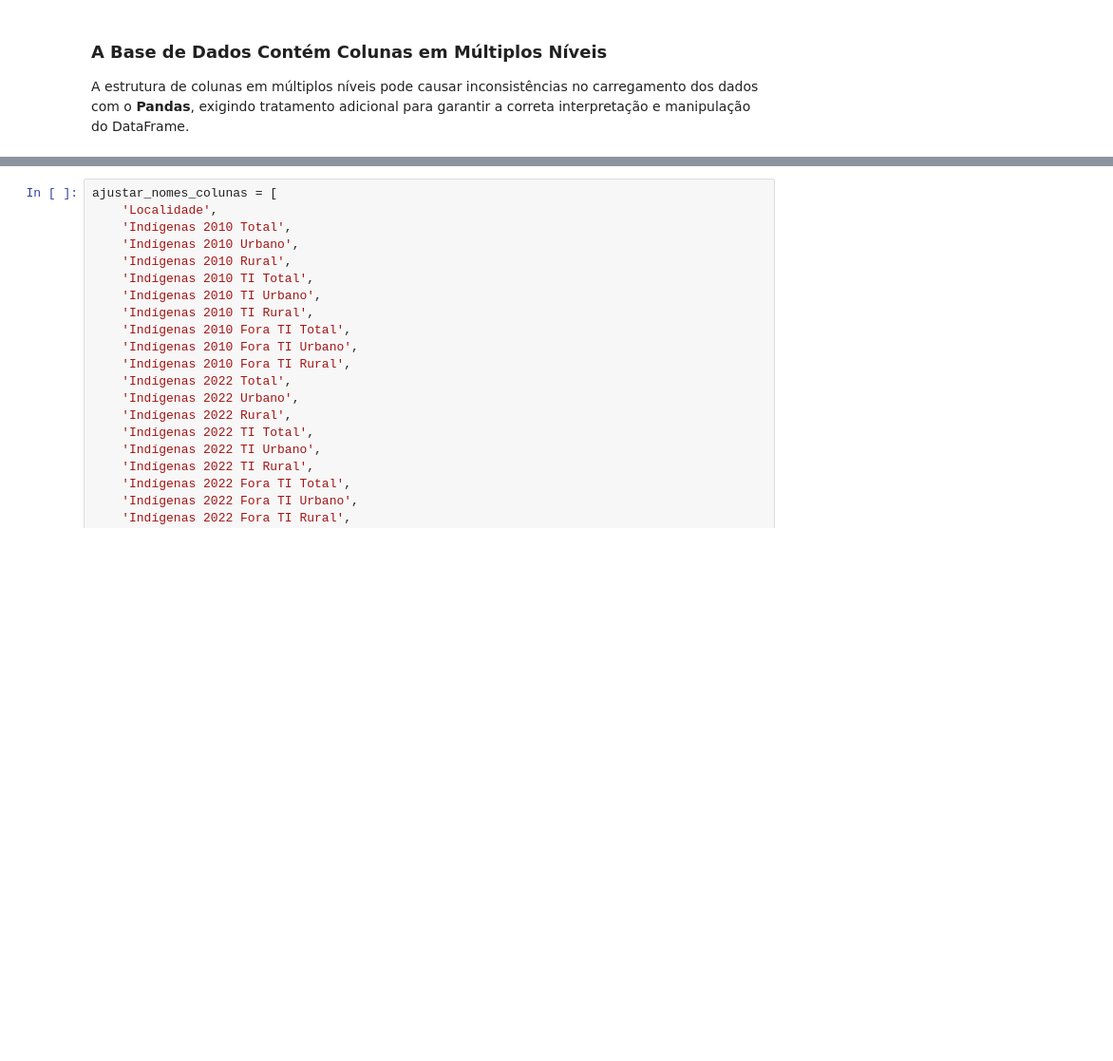
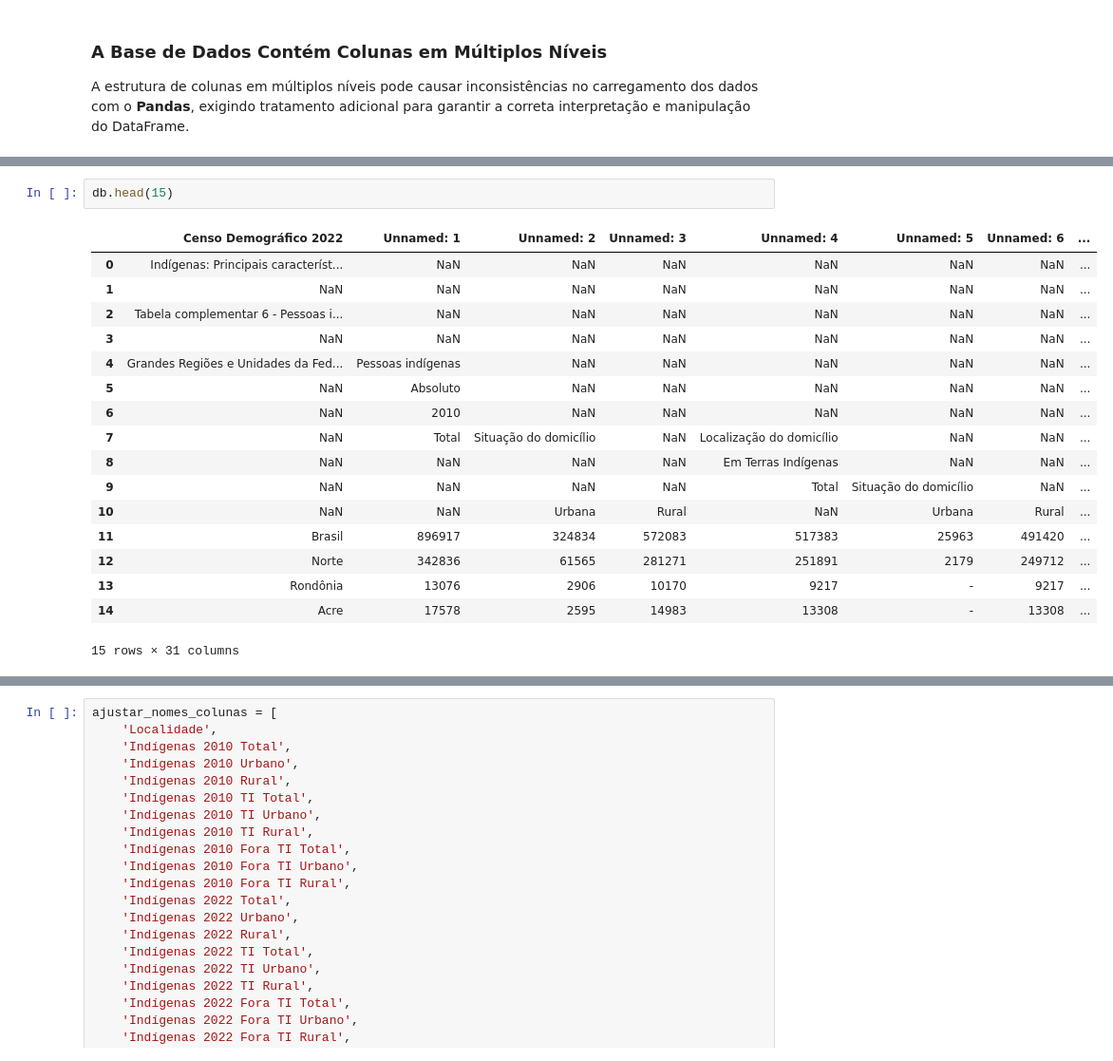
Before and after one commit to LUCASDNORONHA/exploracao-dados-indigenas-2010-2022, a Jupyter notebook: notebooks/limpeza_analise_e_visualizacao.ipynb, the cells around one changed output, grey strips where cells are left out. Shown at 95% size. Saved outputs shown, nothing was run; the diff lists cells and outputs as text; blank space fills up the shorter version.

```diff
--- a/notebooks/limpeza_analise_e_visualizacao.ipynb
+++ b/notebooks/limpeza_analise_e_visualizacao.ipynb
@@ -32 +68,21 @@ A estrutura de colunas em múltiplos níveis pode causar inconsistências no car
+# %%
+db.head(15)
+# %% [output]
+|  | Censo Demográfico 2022 | Unnamed: 1 | Unnamed: 2 | Unnamed: 3 | Unnamed: 4 | Unnamed: 5 | Unnamed: 6 | ... |
+| 0 | Indígenas: Principais característ... | NaN | NaN | NaN | NaN | NaN | NaN | ... |
+| 1 | NaN | NaN | NaN | NaN | NaN | NaN | NaN | ... |
+| 2 | Tabela complementar 6 - Pessoas i... | NaN | NaN | NaN | NaN | NaN | NaN | ... |
+| 3 | NaN | NaN | NaN | NaN | NaN | NaN | NaN | ... |
+| 4 | Grandes Regiões e Unidades da Fed... | Pessoas indígenas | NaN | NaN | NaN | NaN | NaN | ... |
+| 5 | NaN | Absoluto | NaN | NaN | NaN | NaN | NaN | ... |
+| 6 | NaN | 2010 | NaN | NaN | NaN | NaN | NaN | ... |
+| 7 | NaN | Total | Situação do domicílio | NaN | Localização do domicílio | NaN | NaN | ... |
+| 8 | NaN | NaN | NaN | NaN | Em Terras Indígenas | NaN | NaN | ... |
+| 9 | NaN | NaN | NaN | NaN | Total | Situação do domicílio | NaN | ... |
+| 10 | NaN | NaN | Urbana | Rural | NaN | Urbana | Rural | ... |
+| 11 | Brasil | 896917 | 324834 | 572083 | 517383 | 25963 | 491420 | ... |
+| 12 | Norte | 342836 | 61565 | 281271 | 251891 | 2179 | 249712 | ... |
+| 13 | Rondônia | 13076 | 2906 | 10170 | 9217 | - | 9217 | ... |
+| 14 | Acre | 17578 | 2595 | 14983 | 13308 | - | 13308 | ... |
+15 rows × 31 columns
 # %%
```
Also changed, not shown: parts of 45 cells of this notebook.
